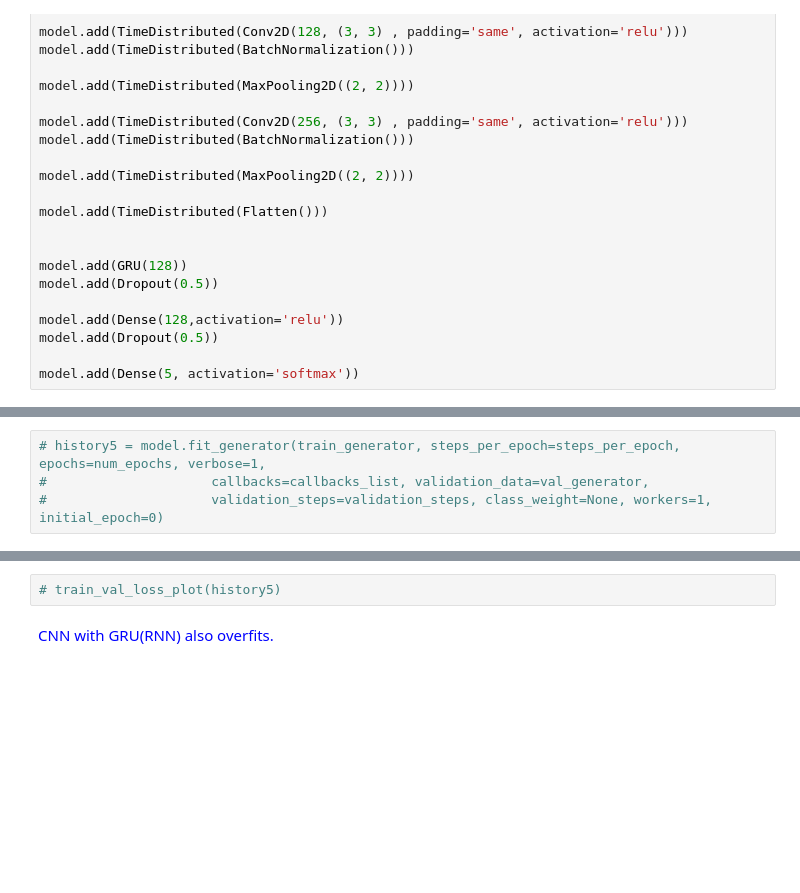
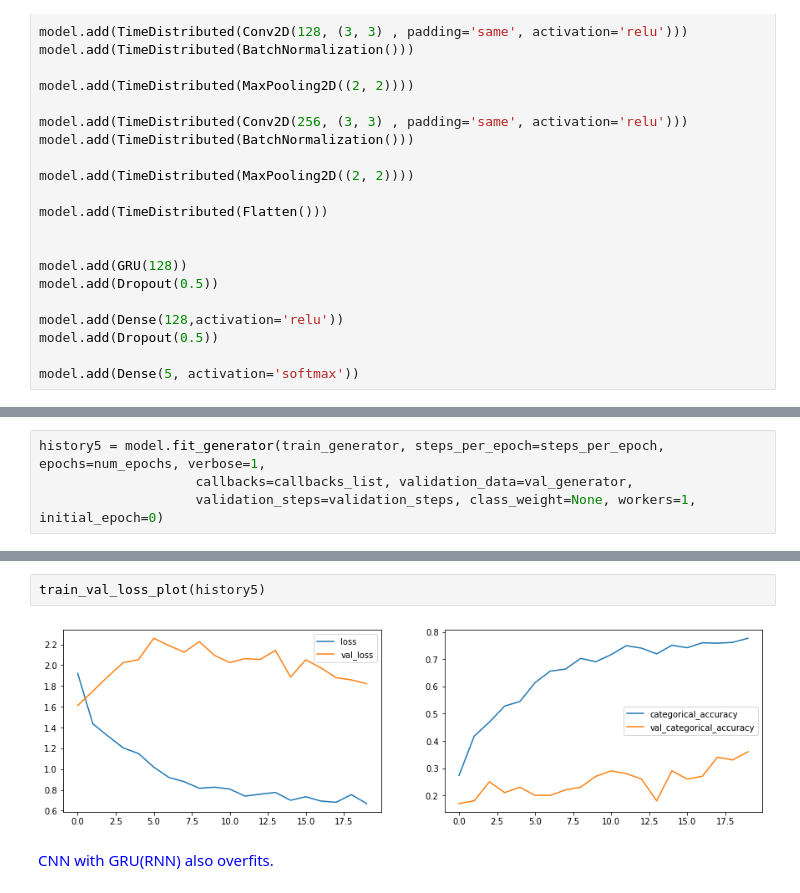
Before and after one commit to ArjunAshokKumar/Gesture-recognition-for-smart-TV, a Jupyter notebook: Jarvis.ipynb, the cells around one changed output, grey strips where cells are left out. Saved outputs shown, nothing was run; the diff lists cells and outputs as text; blank space fills up the shorter version.

Commit message:
retrained models 2-6 to save the results

```diff
--- a/Jarvis.ipynb
+++ b/Jarvis.ipynb
@@ -626,6 +639,6 @@ Initializing model checkpoints
 WARNING:tensorflow:`period` argument is deprecated. Please use `save_freq` to specify the frequency in number of batches seen.
 Calculating steps per epoch and validation steps
 # %%
-# history5 = model.fit_generator(train_generator, steps_per_epoch=steps_per_epoch, epochs=num_epochs, verbose=1,
-#                     callbacks=callbacks_list, validation_data=val_generator,
-#                     validation_steps=validation_steps, class_weight=None, workers=1, initial_epoch=0)
+history5 = model.fit_generator(train_generator, steps_per_epoch=steps_per_epoch, epochs=num_epochs, verbose=1,
+                    callbacks=callbacks_list, validation_data=val_generator,
+                    validation_steps=validation_steps, class_weight=None, workers=1, initial_epoch=0)
@@ -632,5 +663,7 @@ Calculating steps per epoch and validation steps
-# %%
-# train_val_loss_plot(history5)
+# %%
+train_val_loss_plot(history5)
+# %% [output]
+[figure, added]
 # %% [markdown]
 <font color='blue'> CNN with GRU(RNN) also overfits.</font>
 # %% [markdown]
```
Also changed, not shown: parts of 13 cells of this notebook.
